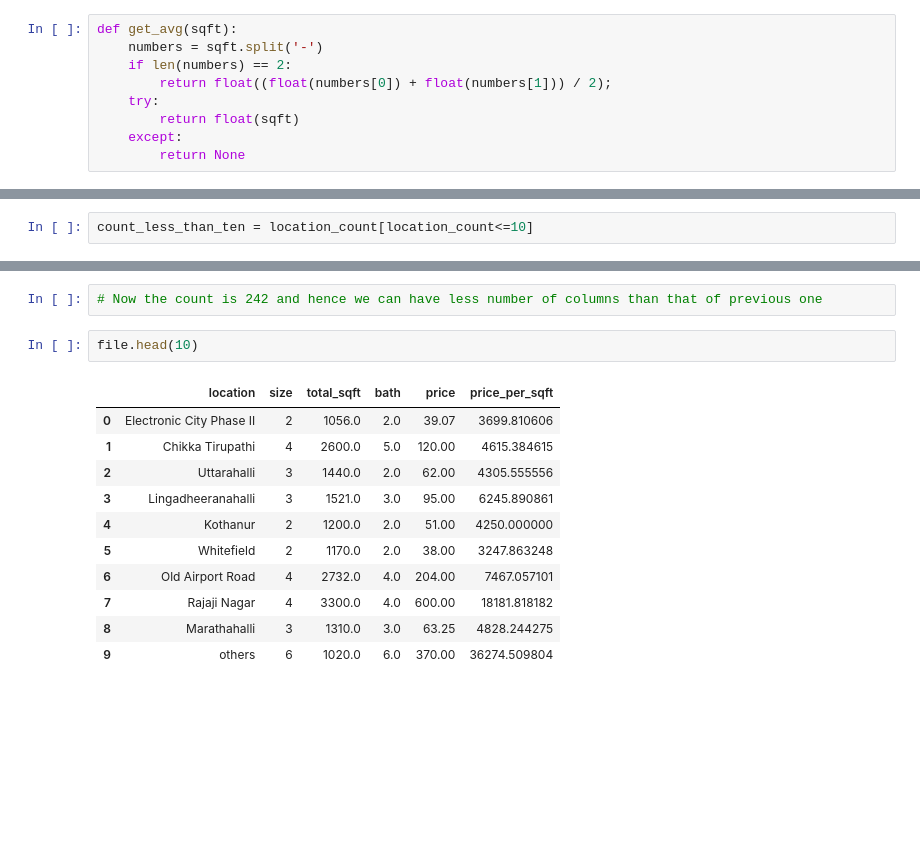
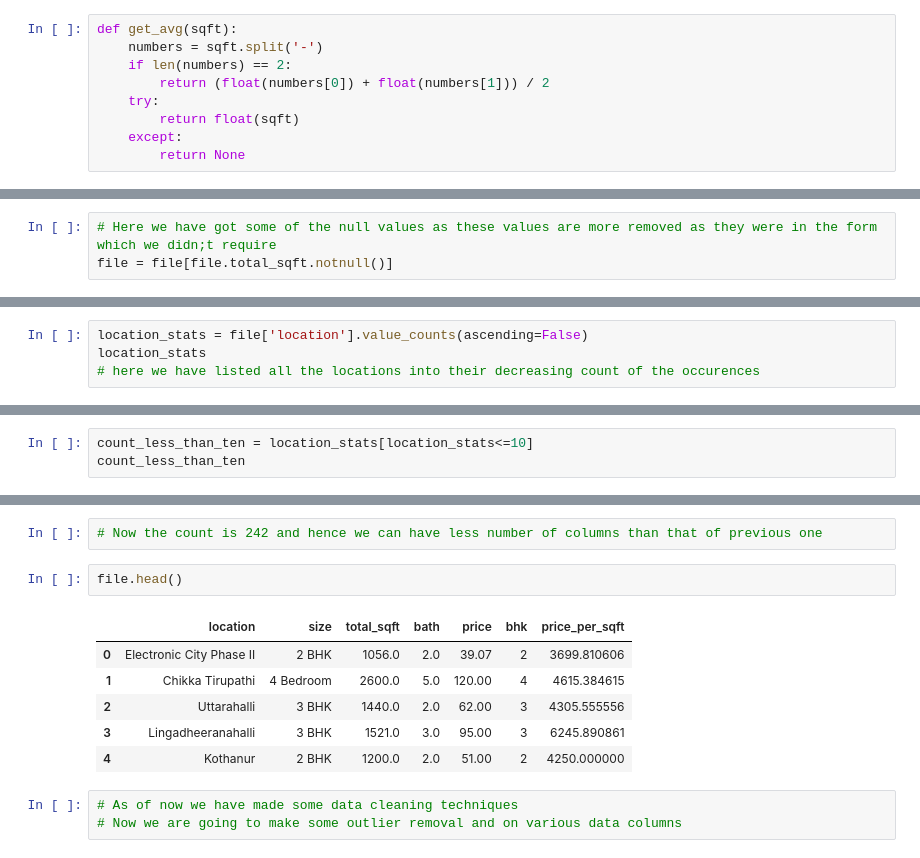
Before and after one commit to rk-3131/Home-Price-Prediction, a Jupyter notebook: House Price Prediction Bangalore.ipynb, the cells around one changed output, grey strips where cells are left out. Saved outputs shown, nothing was run; the diff lists cells and outputs as text; blank space fills up the shorter version.

```diff
--- a/House Price Prediction Bangalore.ipynb
+++ b/House Price Prediction Bangalore.ipynb
@@ -149,7 +162,7 @@ file[~file['total_sqft'].apply(is_float)].head(10)
 def get_avg(sqft):
     numbers = sqft.split('-')
     if len(numbers) == 2:
-        return float((float(numbers[0]) + float(numbers[1])) / 2);
+        return (float(numbers[0]) + float(numbers[1])) / 2
     try:
         return float(sqft)
     except:
@@ -175,4 +189,7 @@ price          0
 dtype: int64
+# %%
+# Here we have got some of the null values as these values are more removed as they were in the form which we didn;t require
+file = file[file.total_sqft.notnull()]
 # %%
 file.head()
 # %% [output]
@@ -227,3 +245,7 @@ len(file.location.unique())
 # Before that we will perform data cleaning by stripping the values
 # %%
 file.location = file.location.apply(lambda x : x.strip())
+# %%
+location_stats = file['location'].value_counts(ascending=False)
+location_stats
+# here we have listed all the locations into their decreasing count of the occurences
@@ -265,2 +294,3 @@ len(file.location.unique())
 # %%
-count_less_than_ten = location_count[location_count<=10]
+count_less_than_ten = location_stats[location_stats<=10]
+count_less_than_ten
@@ -273,16 +316,14 @@ len(file.location.unique())
 # %%
 # Now the count is 242 and hence we can have less number of columns than that of previous one
 # %%
-file.head(10)
+file.head()
 # %% [output]
-|  | location | size | total_sqft | bath | price | price_per_sqft |
-| 0 | Electronic City Phase II | 2 | 1056.0 | 2.0 | 39.07 | 3699.810606 |
-| 1 | Chikka Tirupathi | 4 | 2600.0 | 5.0 | 120.00 | 4615.384615 |
-| 2 | Uttarahalli | 3 | 1440.0 | 2.0 | 62.00 | 4305.555556 |
-| 3 | Lingadheeranahalli | 3 | 1521.0 | 3.0 | 95.00 | 6245.890861 |
-| 4 | Kothanur | 2 | 1200.0 | 2.0 | 51.00 | 4250.000000 |
-| 5 | Whitefield | 2 | 1170.0 | 2.0 | 38.00 | 3247.863248 |
-| 6 | Old Airport Road | 4 | 2732.0 | 4.0 | 204.00 | 7467.057101 |
-| 7 | Rajaji Nagar | 4 | 3300.0 | 4.0 | 600.00 | 18181.818182 |
-| 8 | Marathahalli | 3 | 1310.0 | 3.0 | 63.25 | 4828.244275 |
-| 9 | others | 6 | 1020.0 | 6.0 | 370.00 | 36274.509804 |
+|  | location | size | total_sqft | bath | price | bhk | price_per_sqft |
+| 0 | Electronic City Phase II | 2 BHK | 1056.0 | 2.0 | 39.07 | 2 | 3699.810606 |
+| 1 | Chikka Tirupathi | 4 Bedroom | 2600.0 | 5.0 | 120.00 | 4 | 4615.384615 |
+| 2 | Uttarahalli | 3 BHK | 1440.0 | 2.0 | 62.00 | 3 | 4305.555556 |
+| 3 | Lingadheeranahalli | 3 BHK | 1521.0 | 3.0 | 95.00 | 3 | 6245.890861 |
+| 4 | Kothanur | 2 BHK | 1200.0 | 2.0 | 51.00 | 2 | 4250.000000 |
+# %%
+# As of now we have made some data cleaning techniques
+# Now we are going to make some outlier removal and on various data columns
```
Also changed, not shown: parts of 63 cells of this notebook, 1 other file.
